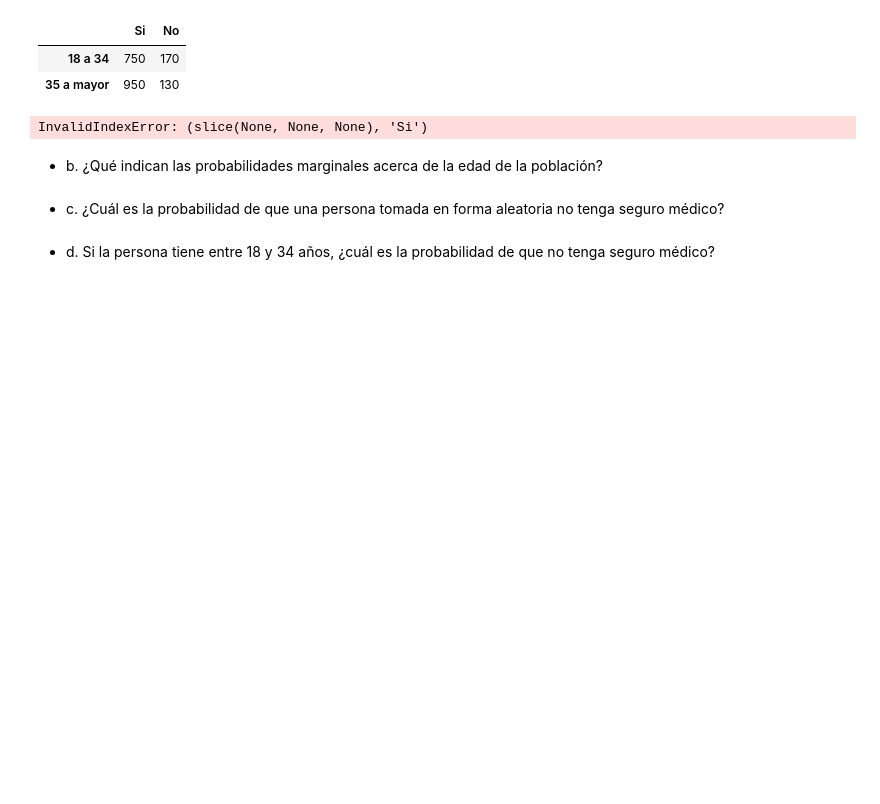
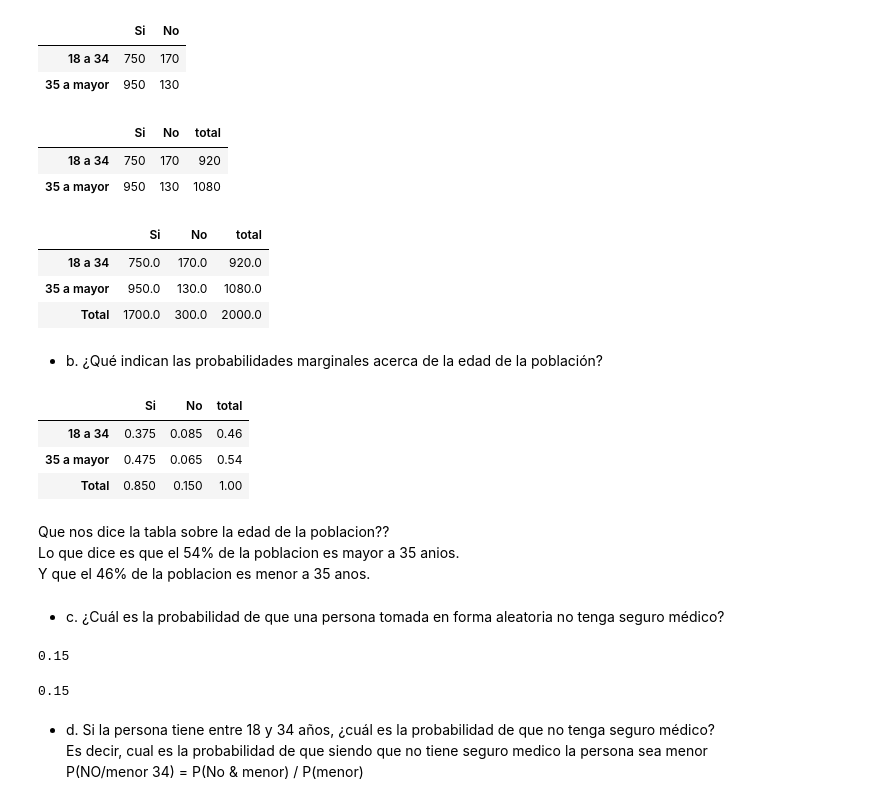
Before and after one commit to FlorLascu/Python-Prep, a Jupyter notebook: 04_Soy_Henry/02 modulo/03. Lesson 03/02. homework_03.ipynb, the cells around one changed output. Cells and saved outputs as stored; diff of their text form; code cells hidden in the pictures; blank space fills up the shorter version.

```diff
--- a/04_Soy_Henry/02 modulo/03. Lesson 03/02. homework_03.ipynb
+++ b/04_Soy_Henry/02 modulo/03. Lesson 03/02. homework_03.ipynb
@@ -135,13 +135,46 @@ tabla_seguro_medico
 #Tabla de probabilidades
 tabla_seguro_medico.sum()
 tabla_seguro_medico['total'] = tabla_seguro_medico['Si'] + tabla_seguro_medico['No']
-tabla_seguro_medico.loc['Total'] = tabla_seguro_medico[:,'Si'].sum() + tabla_seguro_medico[:,'No'].sum()
 tabla_seguro_medico
 # %% [output]
-InvalidIndexError: (slice(None, None, None), 'Si')
+|  | Si | No | total |
+| 18 a 34 | 750 | 170 | 920 |
+| 35 a mayor | 950 | 130 | 1080 |
+# %%
+tabla_seguro_medico.loc['Total'] = tabla_seguro_medico.sum()
+tabla_seguro_medico
+# %% [output]
+|  | Si | No | total |
+| 18 a 34 | 750.0 | 170.0 | 920.0 |
+| 35 a mayor | 950.0 | 130.0 | 1080.0 |
+| Total | 1700.0 | 300.0 | 2000.0 |
 # %% [markdown]
 - b. ¿Qué indican las probabilidades marginales acerca de la edad de la población?
+# %%
+tabla_prob = tabla_seguro_medico/2000
+tabla_prob
+# %% [output]
+|  | Si | No | total |
+| 18 a 34 | 0.375 | 0.085 | 0.46 |
+| 35 a mayor | 0.475 | 0.065 | 0.54 |
+| Total | 0.850 | 0.150 | 1.00 |
+# %% [markdown]
+Que nos dice la tabla sobre la edad de la poblacion??<br>
+Lo que dice es que el 54% de la poblacion es mayor a 35 anios.<br>
+Y que el 46% de la poblacion es menor a 35 anos.<br>
 # %% [markdown]
 - c. ¿Cuál es la probabilidad de que una persona tomada en forma aleatoria no tenga seguro médico?
+# %%
+tabla_prob.loc['Total','No']
+# %% [output]
+0.15
+# %%
+# otra forma: p_no_tenga_seguro = eventos favorables / poblacion muestral = 300 / 2000
+p_no_tenga_seguro = 300/2000
+p_no_tenga_seguro
+# %% [output]
+0.15
 # %% [markdown]
-- d. Si la persona tiene entre 18 y 34 años, ¿cuál es la probabilidad de que no tenga seguro médico?
+- d. Si la persona tiene entre 18 y 34 años, ¿cuál es la probabilidad de que no tenga seguro médico?<br>
+Es decir, cual es la probabilidad de que siendo que no tiene seguro medico  la persona sea menor<br>
+P(NO/menor 34) = P(No & menor) / P(menor)
```
Also changed, not shown: parts of 15 cells of this notebook, 2 other files.
